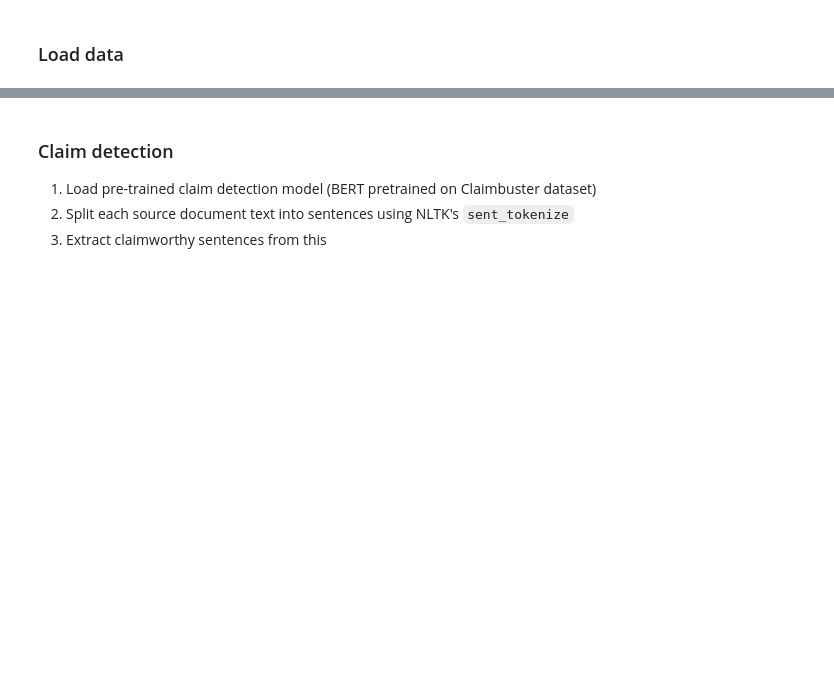
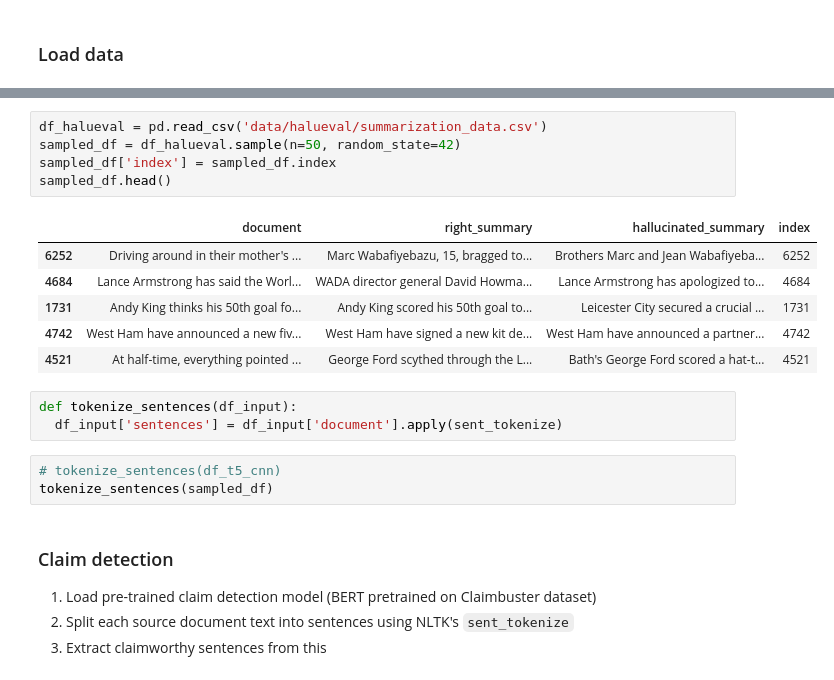
Before and after one commit to kevin-rn/Efficient-Fact-checking, a Jupyter notebook: fact_check.ipynb, the cells around one changed output, grey strips where cells are left out. Drawn from its saved outputs; the diff is of its cells as text; blank space fills up the shorter version.

```diff
--- a/fact_check.ipynb
+++ b/fact_check.ipynb
@@ -49,6 +54,24 @@ df_test.head()
 | 2 | (CNN)If you've been following the... | Mohammad Javad Zarif has spent mo... | 4495ba8f3a340d97a9df1476f8a35502b... | It's been a busy week for Iran. |
 | 3 | (CNN)Five Americans who were moni... | 17 Americans were exposed to the ... | a38e72fed88684ec8d60dd5856282e999... | Five Americans who were being tre... |
 | 4 | (CNN)A Duke student has admitted ... | Student is no longer on Duke Univ... | c27cf1b136cc270023de959e7ab246380... | A student at Duke University has ... |
+# %%
+df_halueval = pd.read_csv('data/halueval/summarization_data.csv')
+sampled_df = df_halueval.sample(n=50, random_state=42)
+sampled_df['index'] = sampled_df.index
+sampled_df.head()
+# %% [output]
+|  | document | right_summary | hallucinated_summary | index |
+| 6252 | Driving around in their mother's ... | Marc Wabafiyebazu, 15, bragged to... | Brothers Marc and Jean Wabafiyeba... | 6252 |
+| 4684 | Lance Armstrong has said the Worl... | WADA director general David Howma... | Lance Armstrong has apologized to... | 4684 |
+| 1731 | Andy King thinks his 50th goal fo... | Andy King scored his 50th goal to... | Leicester City secured a crucial ... | 1731 |
+| 4742 | West Ham have announced a new fiv... | West Ham have signed a new kit de... | West Ham have announced a partner... | 4742 |
+| 4521 | At half-time, everything pointed ... | George Ford scythed through the L... | Bath's George Ford scored a hat-t... | 4521 |
+# %%
+def tokenize_sentences(df_input):
+  df_input['sentences'] = df_input['document'].apply(sent_tokenize)
+# %%
+# tokenize_sentences(df_t5_cnn)
+tokenize_sentences(sampled_df)
 # %% [markdown]
 
 ### Claim detection
```
Also changed, not shown: parts of 20 cells of this notebook.
